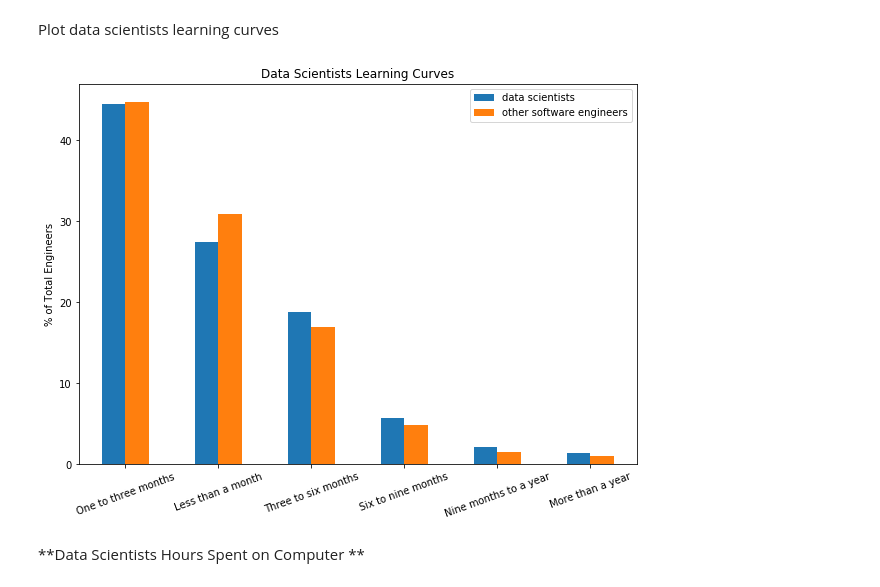
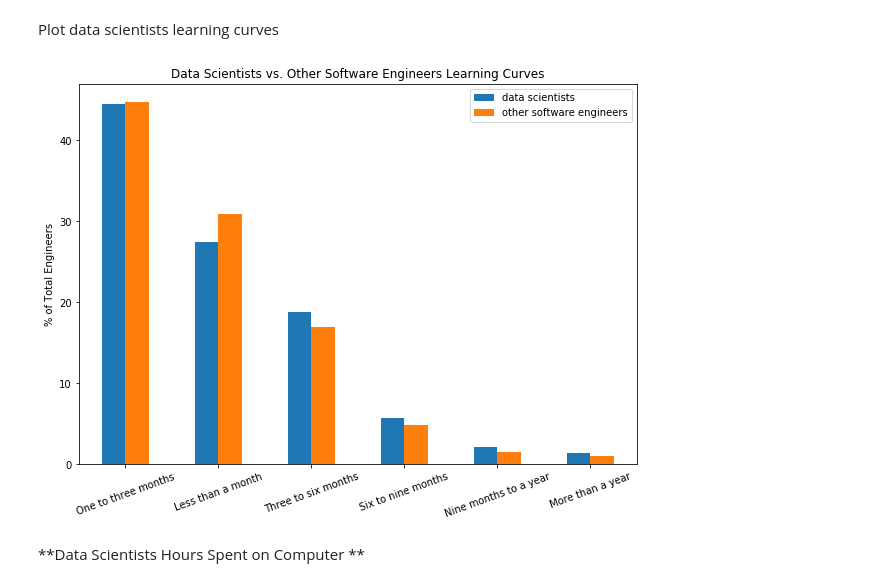
Before and after one commit to chen-bowen/Data_Science_Portfolio, a Jupyter notebook: Project 4 - Data Science Blog/Understanding the Career of Data Scientists.ipynb, the cells around one changed output. Saved outputs shown, nothing was run; the diff lists cells and outputs as text; code cells hidden in the pictures.

Commit message:
Update Notebook, Added two plots

```diff
--- a/Project 4 - Data Science Blog/Understanding the Career of Data Scientists.ipynb
+++ b/Project 4 - Data Science Blog/Understanding the Career of Data Scientists.ipynb
@@ -336,13 +336,13 @@ no_ds_prod = not_ds_2018['TimeFullyProductive'].value_counts().rename('other sof
 Plot data scientists learning curves
 # %%
 pd.DataFrame(ds_prod/sum(ds_prod)*100).join(pd.DataFrame(no_ds_prod/sum(no_ds_prod)*100)).plot(kind = 'bar',
-                                                                                figsize = (10, 7),
-                                                                                title = 'Data Scientists Learning Curves')
+                                                    figsize = (10, 7),
+                                                    title = 'Data Scientists vs. Other Software Engineers Learning Curves')
 plt.xticks(rotation = 20)
 plt.ylabel('% of Total Engineers')
 plt.show()
 # %% [output]
-[figure, old version]
+[figure, new version]
 # %% [markdown]
 **Data Scientists Hours Spent on Computer **
 # %%
```
Also changed, not shown: parts of 8 cells of this notebook.
